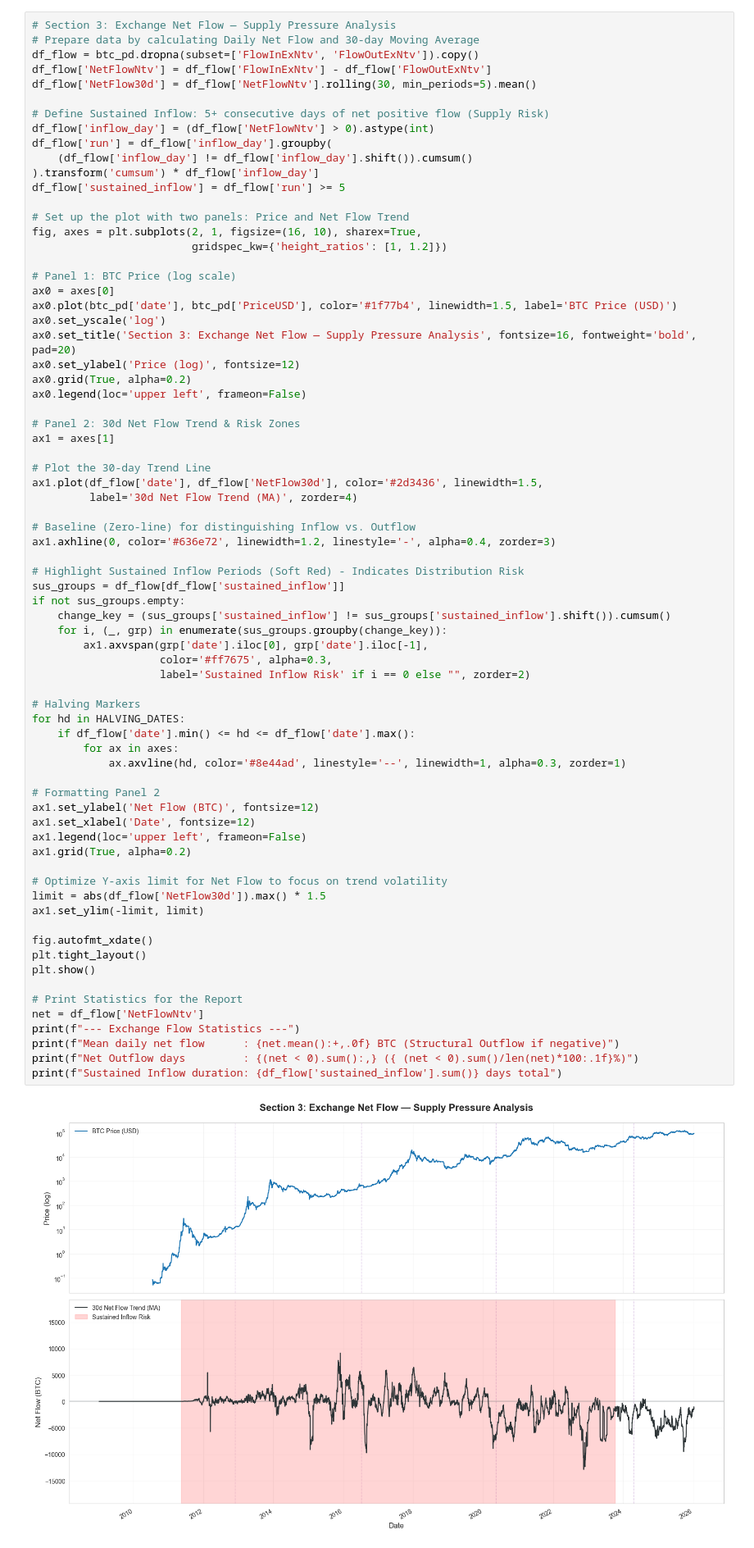
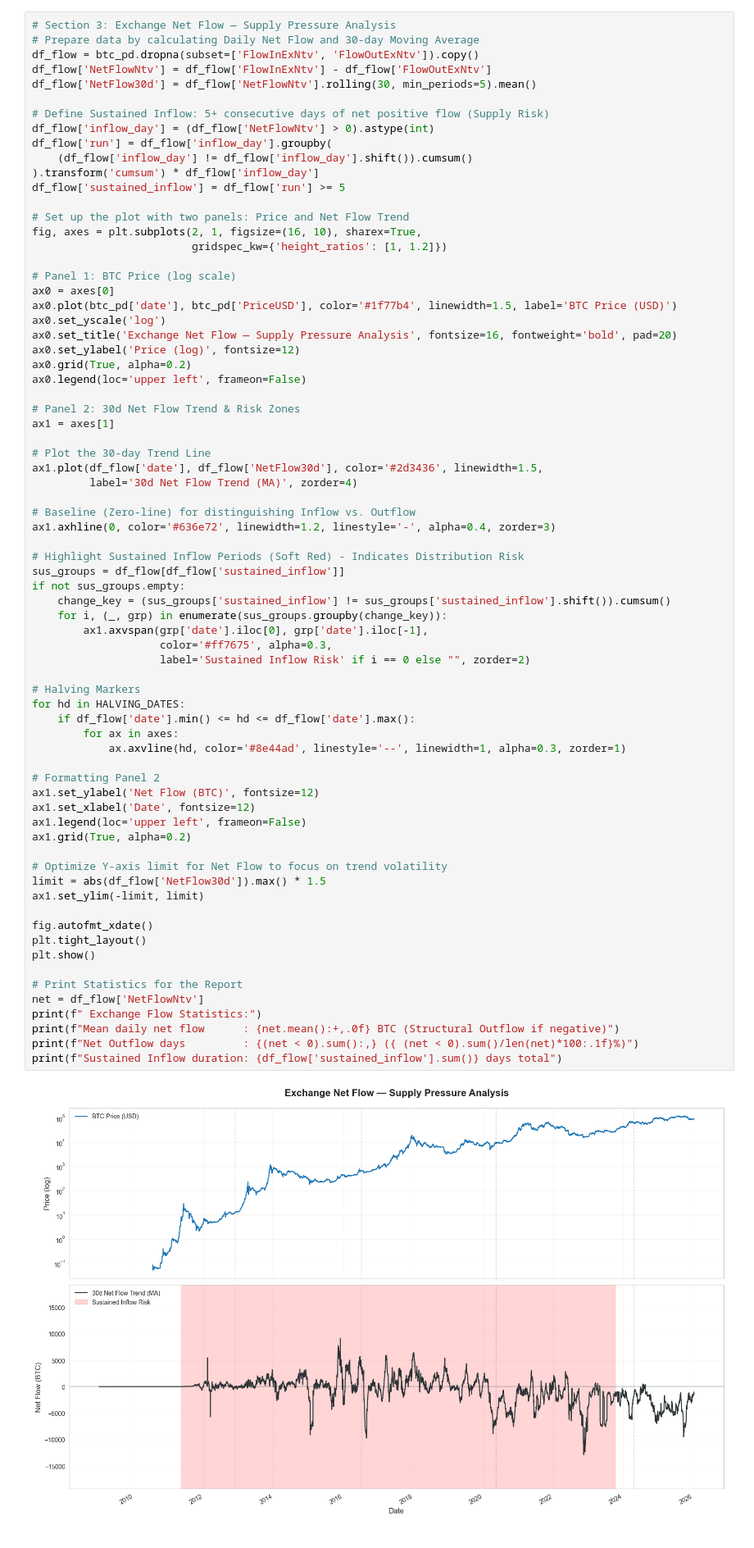
Before and after one commit to xlegend1024/GT-MSA-Spring-2026-Team-09, a Jupyter notebook: eda/EDA_Executive.ipynb, the cells around one changed output. Shown at 82% size. Drawn from its saved outputs; the diff is of its cells as text.

```diff
--- a/eda/EDA_Executive.ipynb
+++ b/eda/EDA_Executive.ipynb
@@ -232,7 +238,7 @@ fig, axes = plt.subplots(2, 1, figsize=(16, 10), sharex=True,
 ax0 = axes[0]
 ax0.plot(btc_pd['date'], btc_pd['PriceUSD'], color='#1f77b4', linewidth=1.5, label='BTC Price (USD)')
 ax0.set_yscale('log')
-ax0.set_title('Section 3: Exchange Net Flow — Supply Pressure Analysis', fontsize=16, fontweight='bold', pad=20)
+ax0.set_title('Exchange Net Flow — Supply Pressure Analysis', fontsize=16, fontweight='bold', pad=20)
 ax0.set_ylabel('Price (log)', fontsize=12)
 ax0.grid(True, alpha=0.2)
 ax0.legend(loc='upper left', frameon=False)
@@ -255,32 +261,32 @@ if not sus_groups.empty:
         ax1.axvspan(grp['date'].iloc[0], grp['date'].iloc[-1],
                     color='#ff7675', alpha=0.3,
                     label='Sustained Inflow Risk' if i == 0 else "", zorder=2)
 
 # Halving Markers
 for hd in HALVING_DATES:
     if df_flow['date'].min() <= hd <= df_flow['date'].max():
         for ax in axes:
             ax.axvline(hd, color='#8e44ad', linestyle='--', linewidth=1, alpha=0.3, zorder=1)
 
 # Formatting Panel 2
 ax1.set_ylabel('Net Flow (BTC)', fontsize=12)
 ax1.set_xlabel('Date', fontsize=12)
 ax1.legend(loc='upper left', frameon=False)
 ax1.grid(True, alpha=0.2)
 
 # Optimize Y-axis limit for Net Flow to focus on trend volatility
 limit = abs(df_flow['NetFlow30d']).max() * 1.5
 ax1.set_ylim(-limit, limit)
 
 fig.autofmt_xdate()
 plt.tight_layout()
 plt.show()
 
 # Print Statistics for the Report
 net = df_flow['NetFlowNtv']
-print(f"--- Exchange Flow Statistics ---")
+print(f" Exchange Flow Statistics:")
 print(f"Mean daily net flow      : {net.mean():+,.0f} BTC (Structural Outflow if negative)")
 print(f"Net Outflow days         : {(net < 0).sum():,} ({ (net < 0).sum()/len(net)*100:.1f}%)")
 print(f"Sustained Inflow duration: {df_flow['sustained_inflow'].sum()} days total")
 # %% [output]
-[figure, old version]
+[figure, new version]
```
Also changed, not shown: parts of 9 cells of this notebook.
